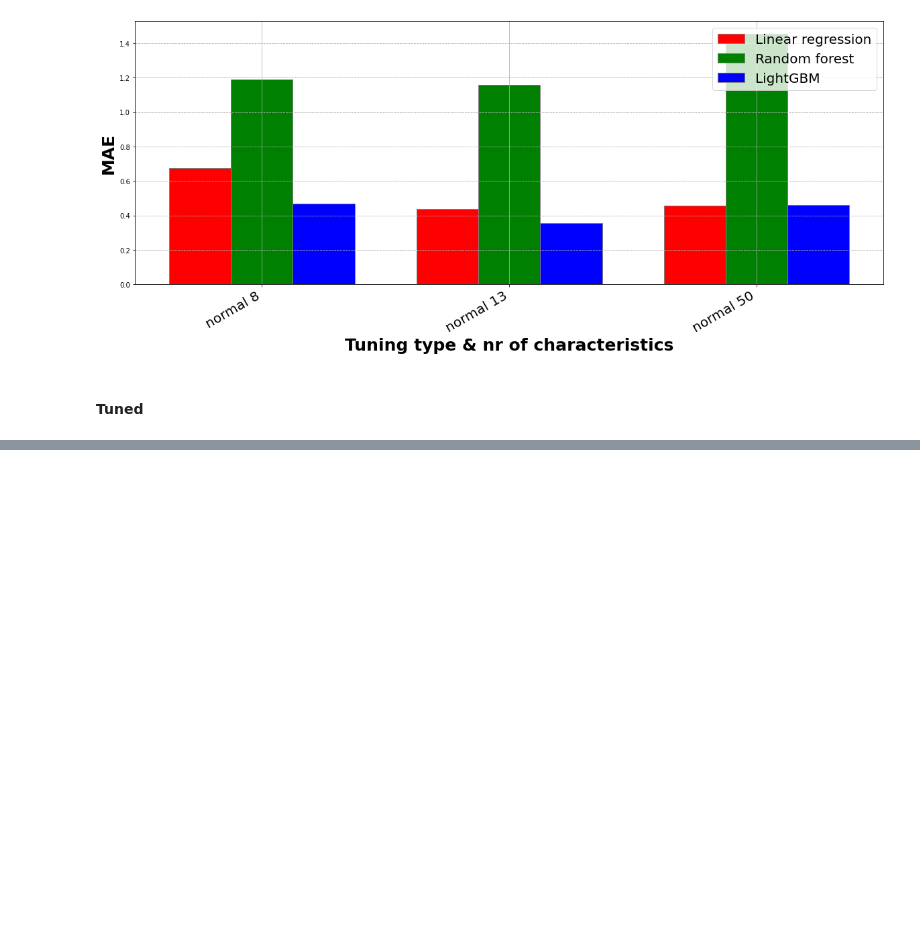
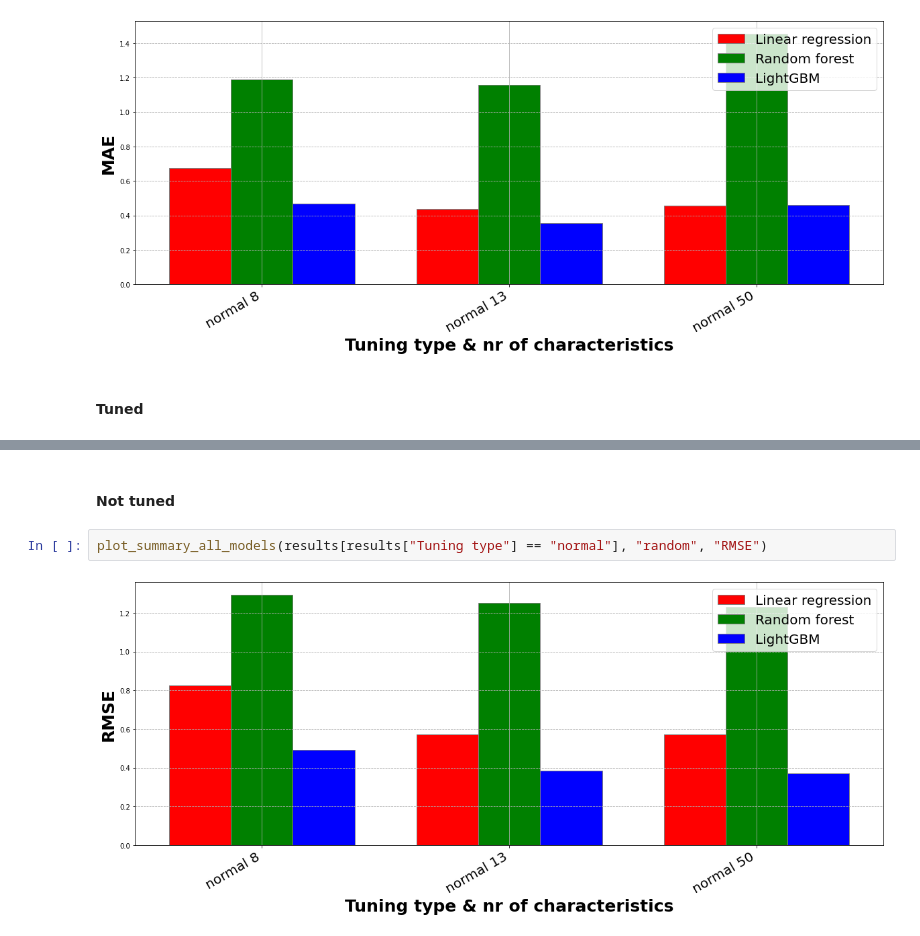
Before and after one commit to Paulina100/ML-for-TTRPG-game-design, a Jupyter notebook: notebooks/models/all_models_summary.ipynb, the cells around one changed output, grey strips where cells are left out. Cells and saved outputs as stored; diff of their text form; blank space fills up the shorter version.

```diff
--- a/notebooks/models/summary.ipynb
+++ b/notebooks/models/all_models_summary.ipynb
@@ -230,0 +154,6 @@ plot_summary(results[results["Tuning type"] == "tuned"], "chronological", "MAE")
+# %% [markdown]
+#### Not tuned
+# %%
+plot_summary_all_models(results[results["Tuning type"] == "normal"], "random", "RMSE")
+# %% [output]
+[figure, added]
```
Also changed, not shown: parts of 19 cells of this notebook.
